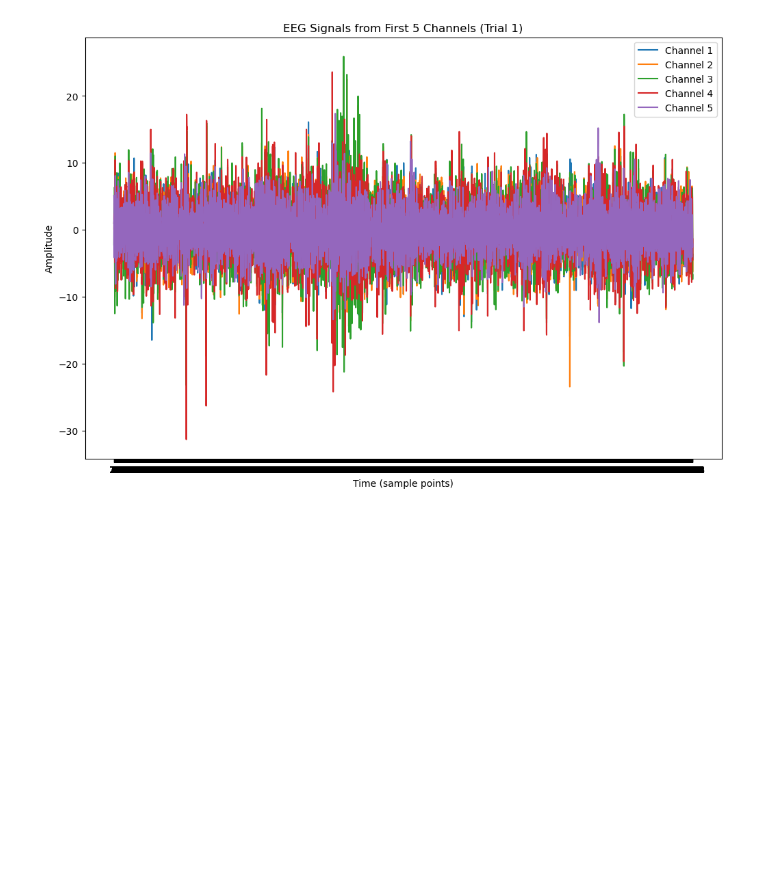
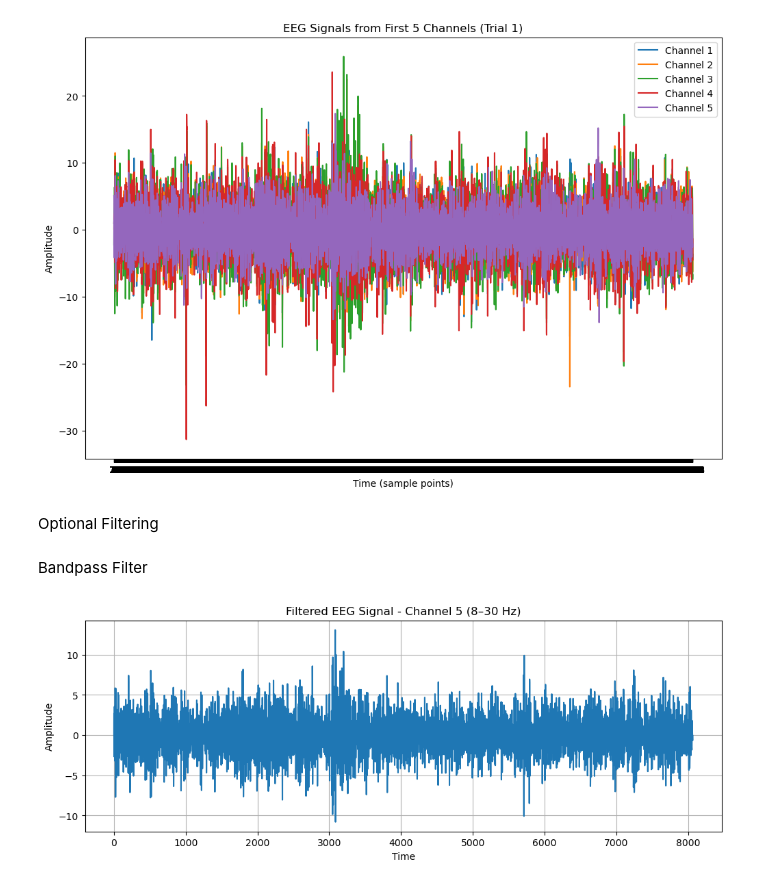
Before and after one commit to PabitraKumarBiswas/Python-Conversion, a Jupyter notebook: csv_read.ipynb, the cells around one changed output. Drawn from its saved outputs; the diff is of its cells as text; code cells hidden in the pictures; blank space fills up the shorter version.

Commit message:
bandpass filterting using SciPy

```diff
--- a/csv_read.ipynb
+++ b/csv_read.ipynb
@@ -108,3 +108,31 @@ plt.ylabel("Amplitude")
 plt.show()
 # %% [output]
 [figure]
+# %% [markdown]
+Optional Filtering
+# %% [markdown]
+Bandpass Filter
+# %%
+from scipy.signal import butter, filtfilt
+
+# Bandpass filter: 8–30 Hz
+def bandpass_filter(data, lowcut=8.0, highcut=30.0, fs=128, order=5):
+    nyq = 0.5 * fs  # Nyquist Frequency
+    low = lowcut / nyq
+    high = highcut / nyq
+    b, a = butter(order, [low, high], btype='band')
+    return filtfilt(b, a, data)
+
+# Apply to one channel
+filtered_signal = bandpass_filter(channel5_trial1.values, fs=128)
+
+# Plot
+plt.figure(figsize=(12, 4))
+plt.plot(filtered_signal)
+plt.title("Filtered EEG Signal - Channel 5 (8–30 Hz)")
+plt.xlabel("Time")
+plt.ylabel("Amplitude")
+plt.grid(True)
+plt.show()
+# %% [output]
+[figure, added]
```
